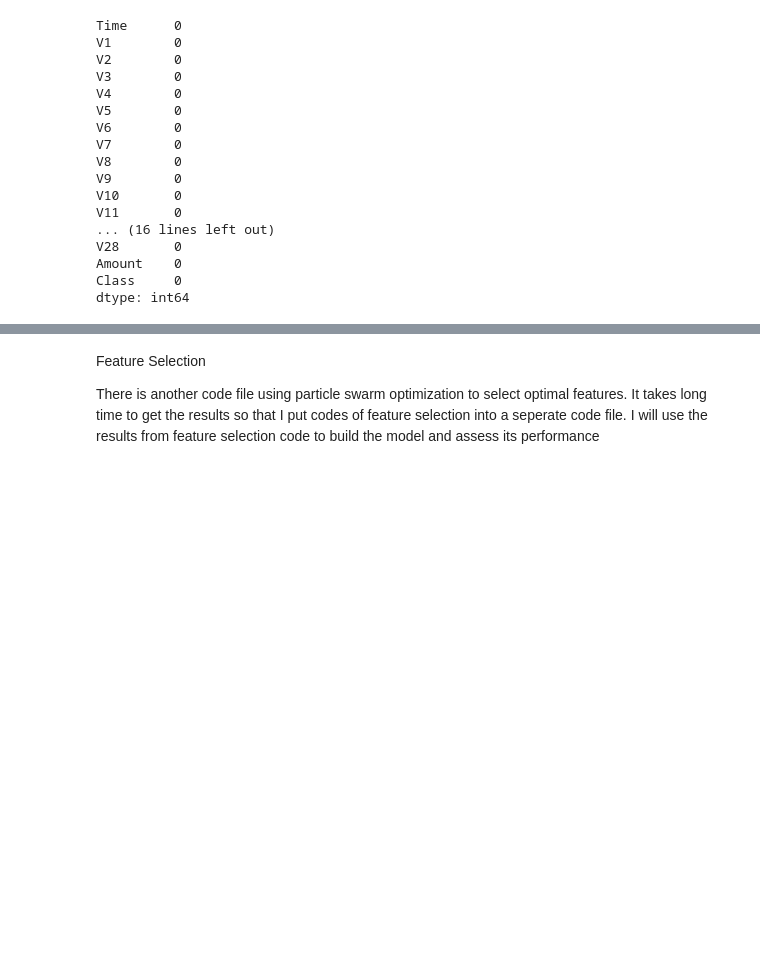
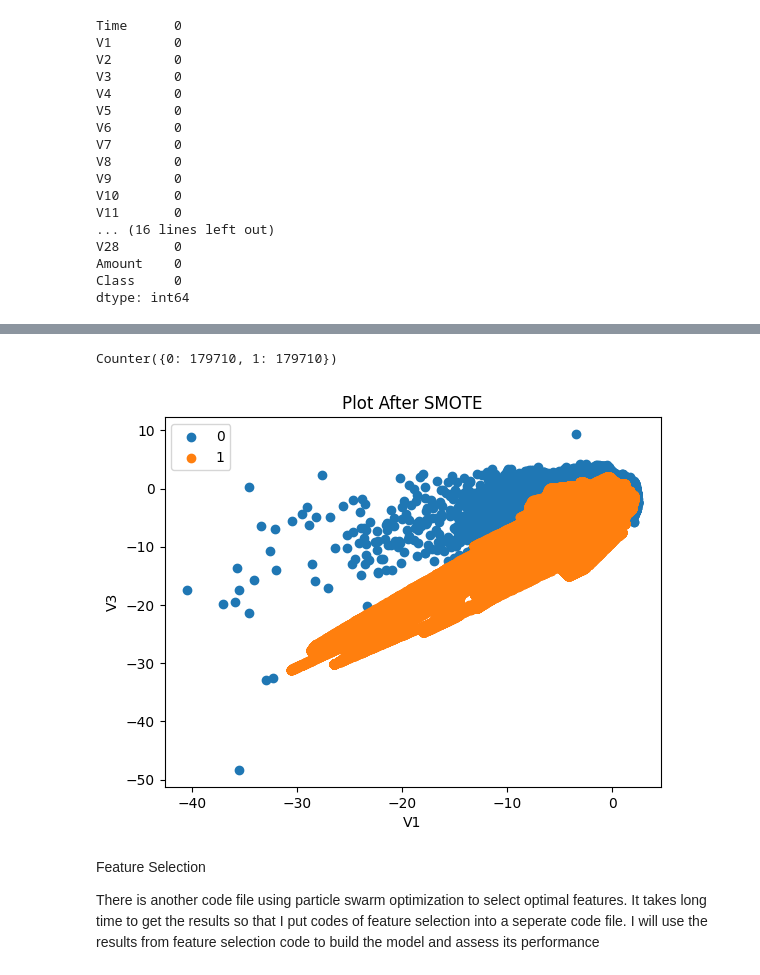
Before and after one commit to yal521/DSCI441-machine-learning-project, a Jupyter notebook: DSCI_441_final_project.ipynb, the cells around one changed output, grey strips where cells are left out. Saved outputs shown, nothing was run; the diff lists cells and outputs as text; code cells hidden in the pictures; blank space fills up the shorter version.

```diff
--- a/DSCI_441_final_project.ipynb
+++ b/DSCI_441_final_project.ipynb
@@ -103,0 +134,19 @@ dtype: int64
+# %%
+# transform the dataset
+oversample = SMOTE()
+X, y = oversample.fit_resample(TR1, Label1)
+# summarize the new class distribution
+counter_V1 = Counter(y)
+print(counter_V1)
+# scatter plot of examples by class label
+for label, _ in counter_V1.items():
+ row_ix = where(y == label)[0]
+ pyplot.scatter(X[row_ix, 1], X[row_ix, 3], label=str(label))
+pyplot.legend()
+pyplot.title('Plot After SMOTE')
+pyplot.xlabel('V1')
+pyplot.ylabel('V3')
+pyplot.show()
+# %% [output]
+Counter({0: 179710, 1: 179710})
+[figure, added]
```
Also changed, not shown: parts of 31 cells of this notebook.
